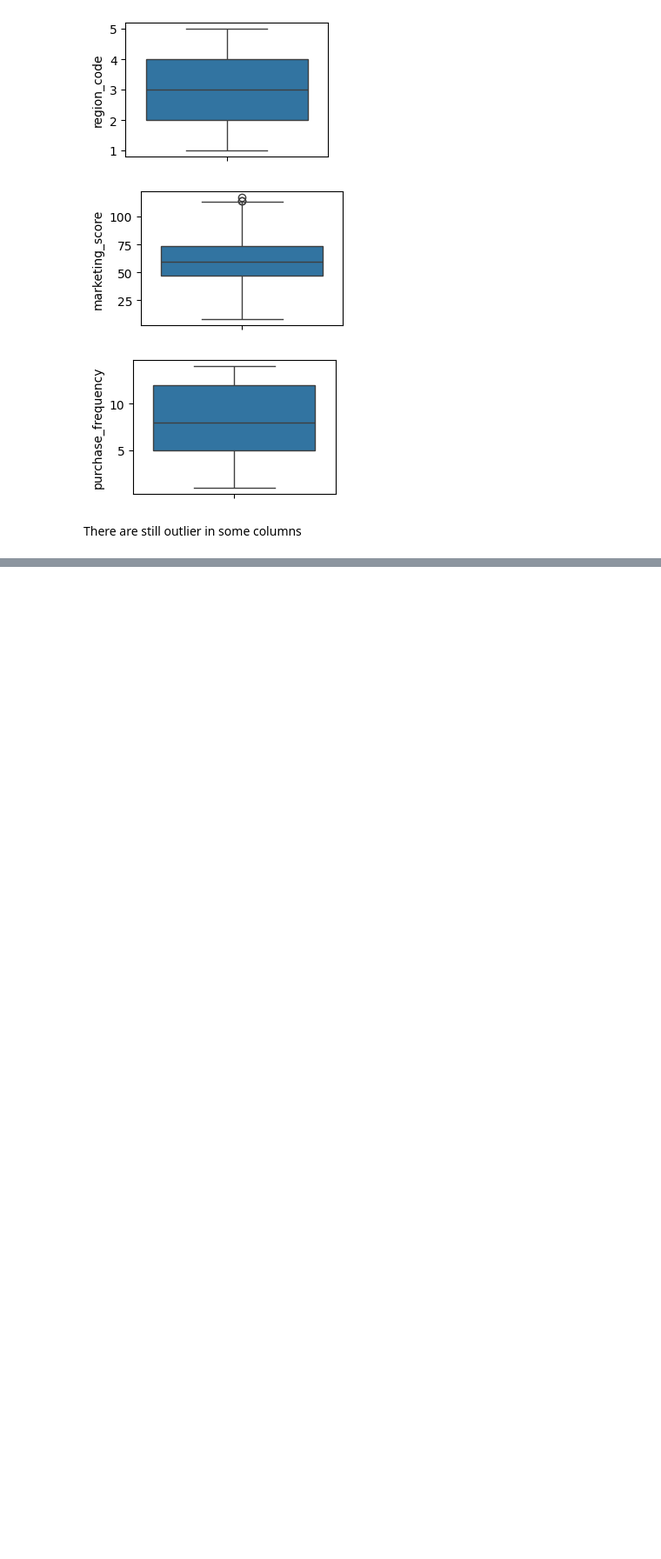
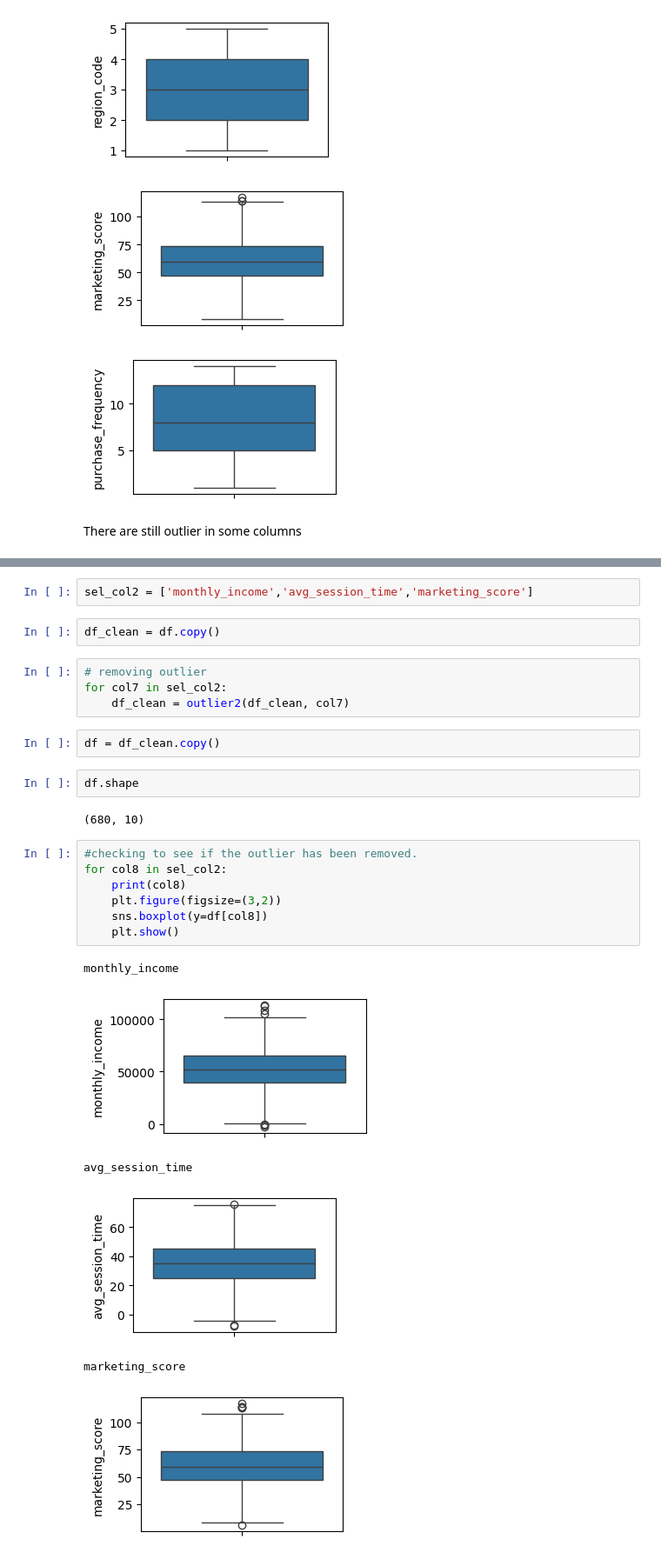
Before and after one commit to Md-Maruf-1727/Machine-Learning-Algorithms, a Jupyter notebook: Regularization (not a algorithm) technique/Customer sales prediction/code.ipynb, the cells around one changed output, grey strips where cells are left out. Shown at 87% size. Drawn from its saved outputs; the diff is of its cells as text; blank space fills up the shorter version.

```diff
--- a/Regularization (not a algorithm) technique/Customer sales prediction/code.ipynb
+++ b/Regularization (not a algorithm) technique/Customer sales prediction/code.ipynb
@@ -204,0 +220,28 @@ def outlier2(df, col6):
+# %%
+sel_col2 = ['monthly_income','avg_session_time','marketing_score']
+# %%
+df_clean = df.copy()
+# %%
+# removing outlier
+for col7 in sel_col2:
+    df_clean = outlier2(df_clean, col7)
+# %%
+df = df_clean.copy()
+# %%
+df.shape
+# %% [output]
+(680, 10)
+# %%
+#checking to see if the outlier has been removed.
+for col8 in sel_col2:
+    print(col8)
+    plt.figure(figsize=(3,2))
+    sns.boxplot(y=df[col8])
+    plt.show()
+# %% [output]
+monthly_income
+[figure, added]
+avg_session_time
+[figure, added]
+marketing_score
+[figure, added]
```
Also changed, not shown: parts of 12 cells of this notebook.
